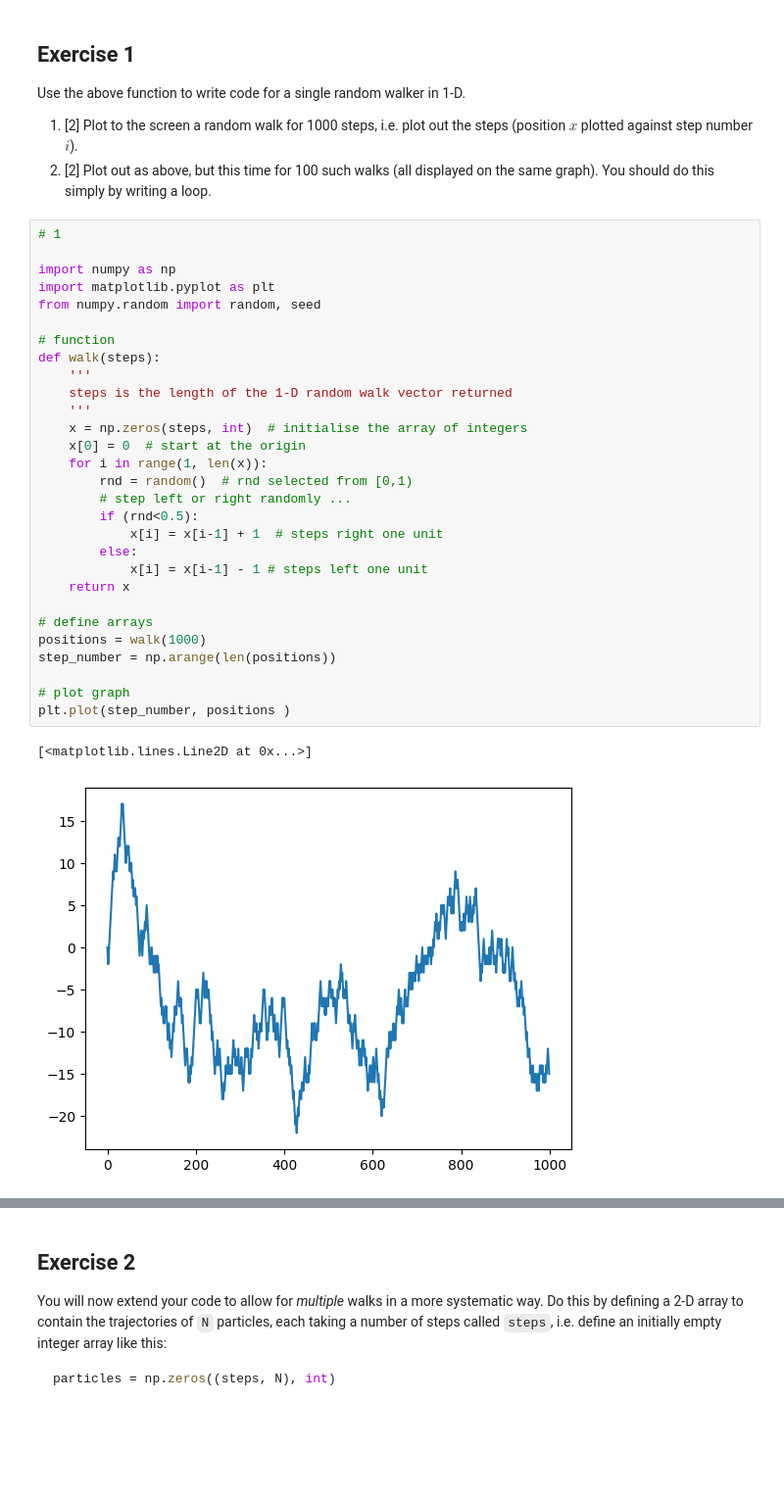
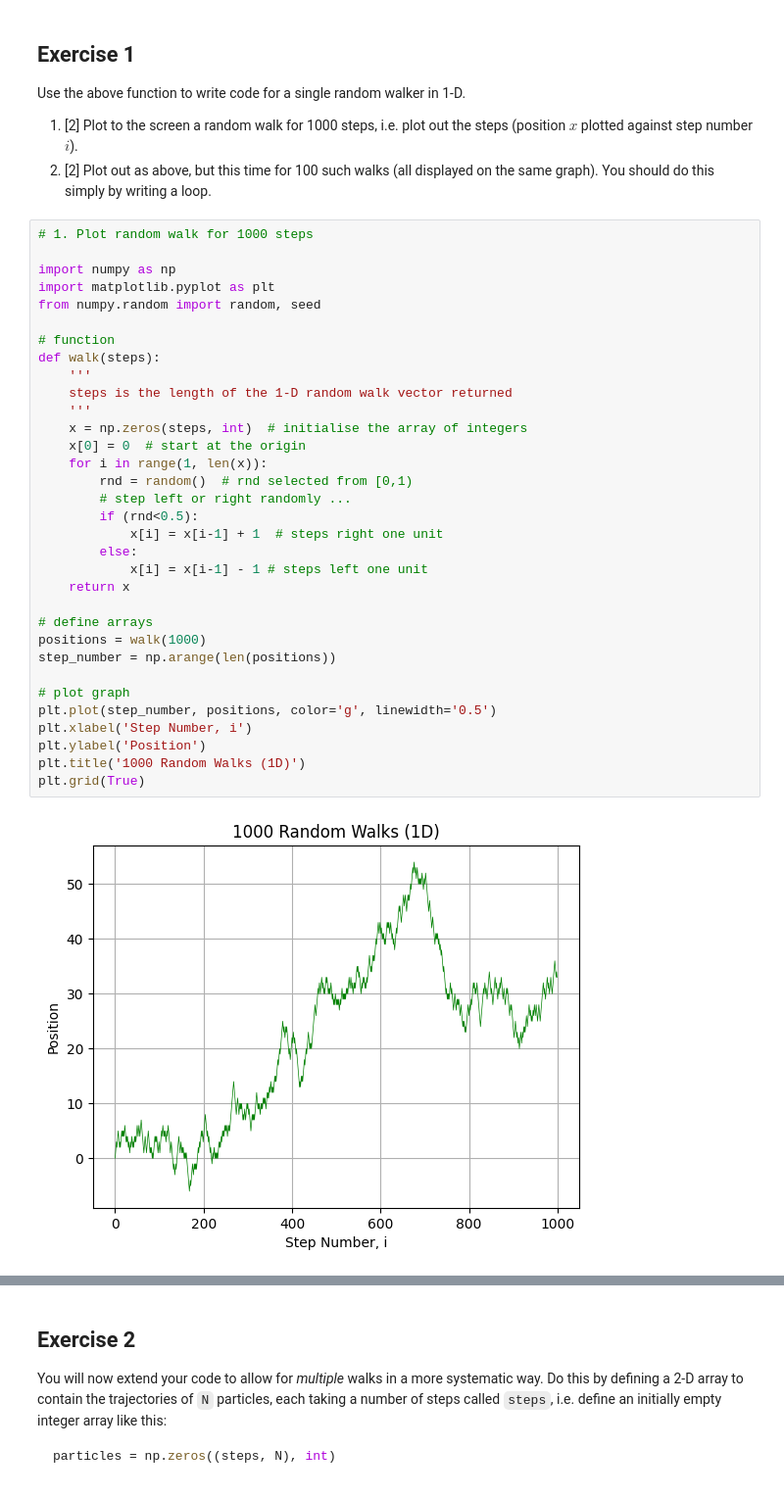
Before and after one commit to PX2145-2025/week-7-b-Morgan-Howard-Reuben, a Jupyter notebook: Random_walk.ipynb, the cells around one changed output, grey strips where cells are left out. Shown: that part at 98% size. Drawn from its saved outputs; the diff is of its cells as text; blank space fills up the shorter version.

```diff
--- a/Random_walk.ipynb
+++ b/Random_walk.ipynb
@@ -68,34 +68,37 @@ against step number $i$).
  2. [2] Plot out as above, but this time for 100 such walks (all displayed on the same
 graph). You should do this simply by writing a loop.
 # %%
-# 1
+# 1. Plot random walk for 1000 steps
 
 import numpy as np
 import matplotlib.pyplot as plt
 from numpy.random import random, seed
 
 # function
 def walk(steps):
     '''
     steps is the length of the 1-D random walk vector returned
     '''
     x = np.zeros(steps, int)  # initialise the array of integers
     x[0] = 0  # start at the origin
     for i in range(1, len(x)):
         rnd = random()  # rnd selected from [0,1)
         # step left or right randomly ...
         if (rnd<0.5):
             x[i] = x[i-1] + 1  # steps right one unit
         else:
             x[i] = x[i-1] - 1 # steps left one unit
     return x
 
 # define arrays
 positions = walk(1000)
 step_number = np.arange(len(positions))
 
 # plot graph
-plt.plot(step_number, positions )
+plt.plot(step_number, positions, color='g', linewidth='0.5')
+plt.xlabel('Step Number, i')
+plt.ylabel('Position')
+plt.title('1000 Random Walks (1D)')
+plt.grid(True)
 # %% [output]
-[<matplotlib.lines.Line2D at 0x...>]
-[figure, old version]
+[figure, new version]
```
Also changed, not shown: parts of 5 cells of this notebook.
